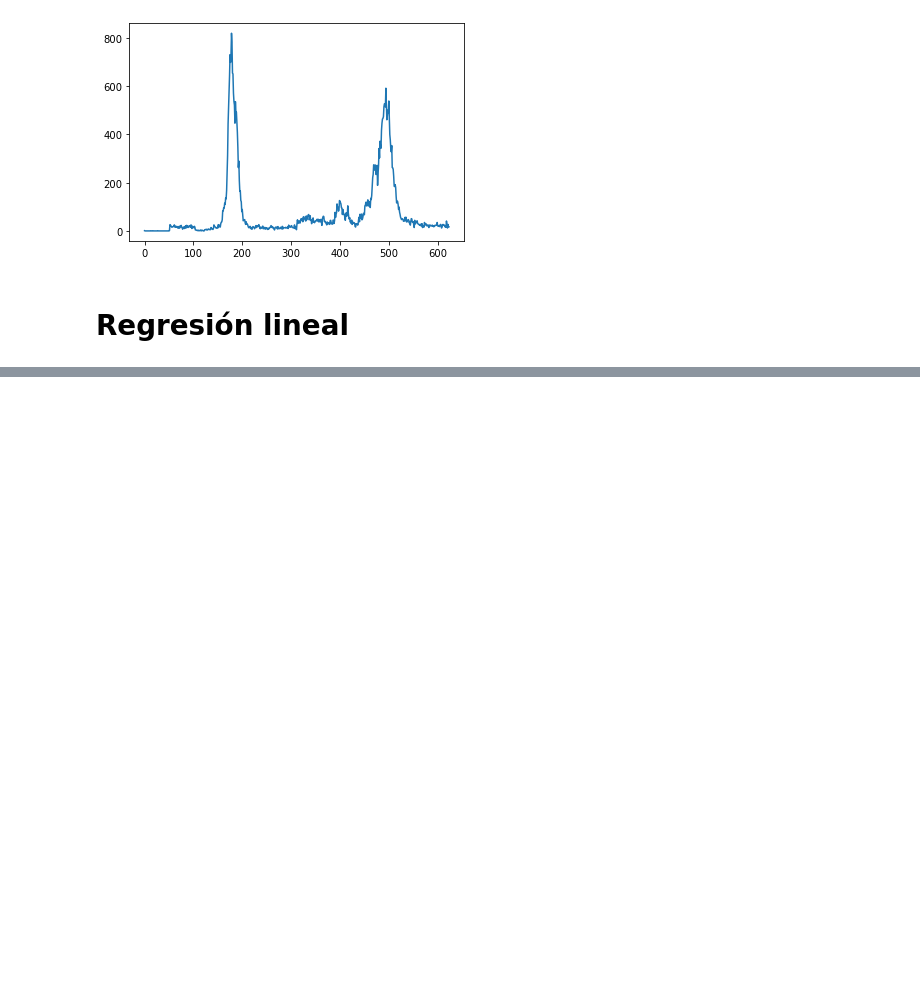
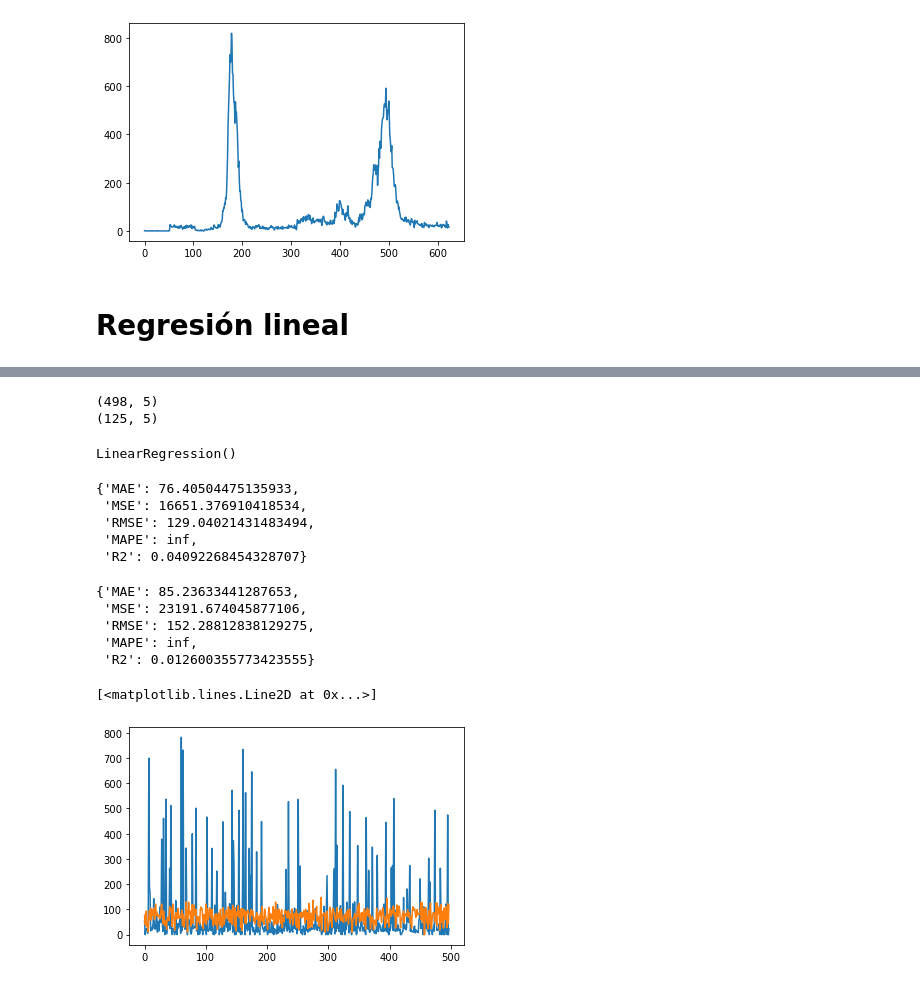
Before and after one commit to cposada8/dataton_make_health, a Jupyter notebook: scripts/exp_1_cepm_medellin.ipynb, the cells around one changed output, grey strips where cells are left out. Cells and saved outputs as stored; diff of their text form; code cells hidden in the pictures; blank space fills up the shorter version.

```diff
--- a/scripts/exp_1_cepm_medellin.ipynb
+++ b/scripts/exp_1_cepm_medellin.ipynb
@@ -45,0 +108,27 @@ plt.plot(data["cases_medellin"])
+# %%
+from sklearn.preprocessing import StandardScaler
+
+scaler = StandardScaler()
+
+## Normalizar las variables de la matriz X
+scaler.fit(X_orig)
+
+X = scaler.transform(X_orig)
+# %%
+# Splitting the dataset into the Training set and Val set
+from sklearn.model_selection import train_test_split
+X_train, X_val, y_train, y_val = train_test_split(X, y, test_size = 0.2, random_state = 23)
+print(X_train.shape)
+print(X_val.shape)
+# %% [output]
+(498, 5)
+(125, 5)
+# %%
+from sklearn.linear_model import LinearRegression
+lr = LinearRegression()
+lr.fit(X_train, y_train)
+# %% [output]
+LinearRegression()
+# %%
+y_train_pred=lr.predict(X_train)
+y_val_pred=lr.predict(X_val)
@@ -45,0 +147,24 @@ plt.plot(data["cases_medellin"])
+# %%
+reporte_train = {met: metricas[met](y_train, y_train_pred) for met in metricas}
+reporte_train
+# %% [output]
+{'MAE': 76.40504475135933,
+ 'MSE': 16651.376910418534,
+ 'RMSE': 129.04021431483494,
+ 'MAPE': inf,
+ 'R2': 0.04092268454328707}
+# %%
+reporte_val = {met: metricas[met](y_val, y_val_pred) for met in metricas}
+reporte_val
+# %% [output]
+{'MAE': 85.23633441287653,
+ 'MSE': 23191.674045877106,
+ 'RMSE': 152.28812838129275,
+ 'MAPE': inf,
+ 'R2': 0.012600355773423555}
+# %%
+plt.plot(y_train)
+plt.plot(y_train_pred)
+# %% [output]
+[<matplotlib.lines.Line2D at 0x...>]
+[figure, added]
```
Also changed, not shown: parts of 9 cells of this notebook, 2 other files.
